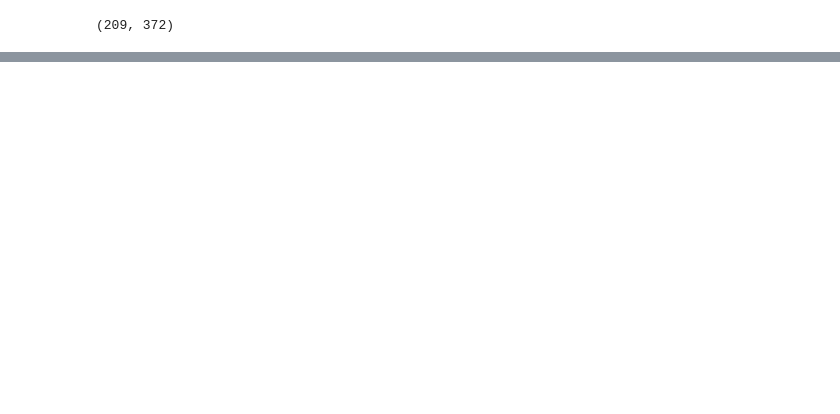
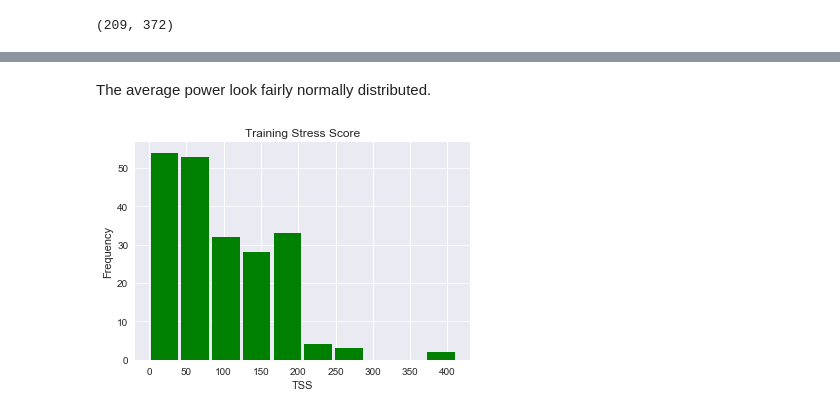
Before and after one commit to fracomp/datascience, a Jupyter notebook: Portfolio 1.ipynb, the cells around one changed output, grey strips where cells are left out. Cells and saved outputs as stored; diff of their text form; code cells hidden in the pictures; blank space fills up the shorter version.

```diff
--- a/Portfolio 1.ipynb
+++ b/Portfolio 1.ipynb
@@ -144,0 +196,10 @@ cd.shape
+# %% [markdown]
+The average power look fairly normally distributed.
+# %%
+cd['TSS'].plot.hist(color='g',rwidth=0.9)
+plt.title('Training Stress Score')
+plt.xlabel('TSS')
+plt.ylabel('Frequency')
+plt.grid(axis='y', alpha=0.75)
+# %% [output]
+[figure, added]
```
Also changed, not shown: parts of 12 cells of this notebook.
